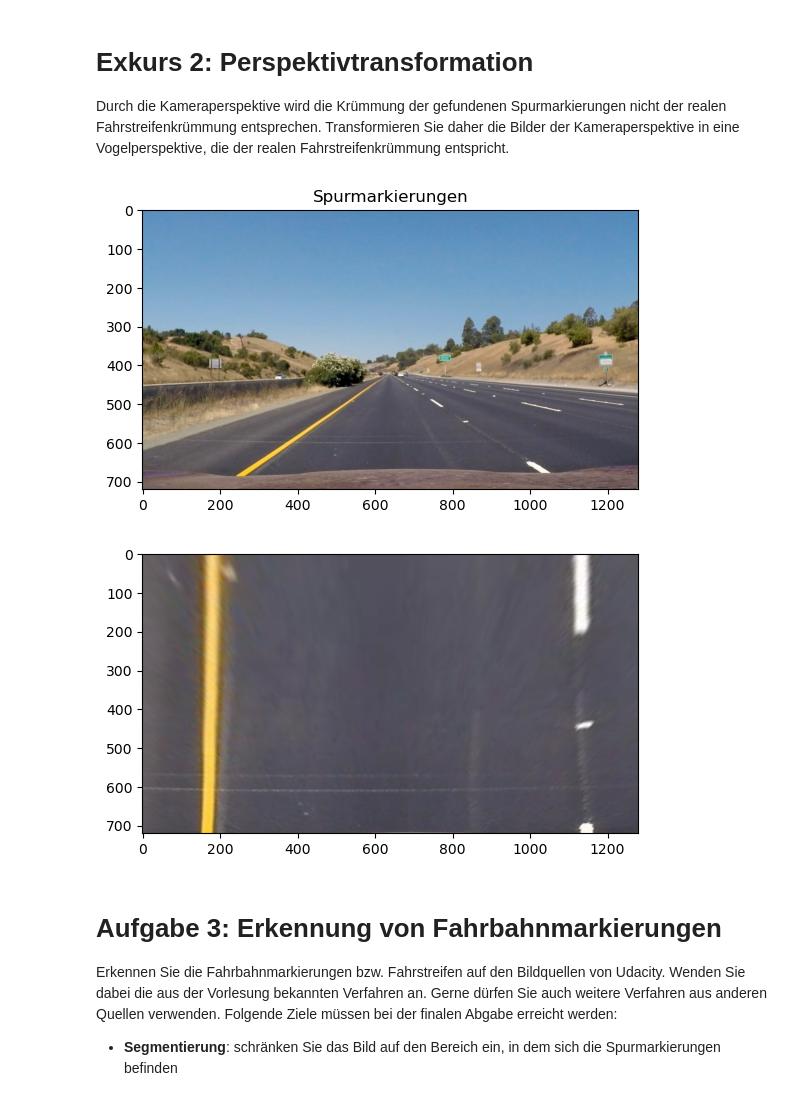
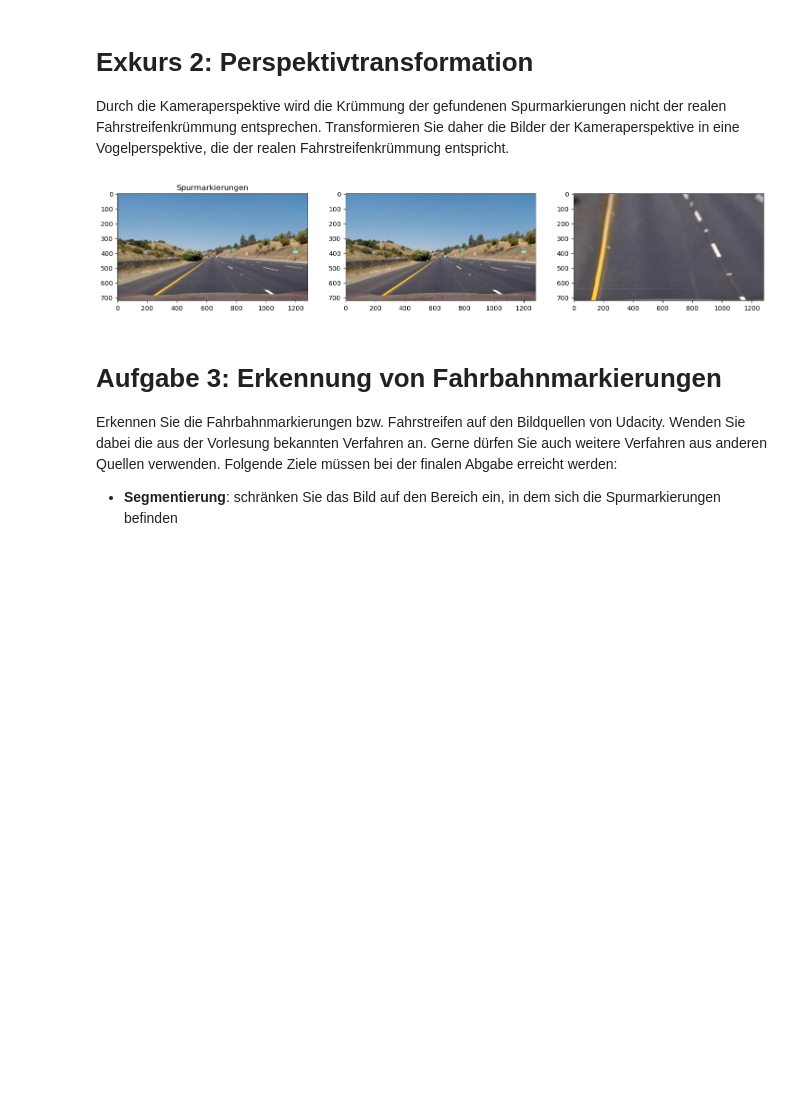
Before and after one commit to Super-T02/Spurerkennung, a Jupyter notebook: Projekt_Spurerkennung_v2.ipynb, the cells around one changed output. Cells and saved outputs as stored; diff of their text form; code cells hidden in the pictures; blank space fills up the shorter version.

Commit message:
-CHG: implemented method for displaying tracking points in picture

```diff
--- a/Projekt_Spurerkennung_v2.ipynb
+++ b/Projekt_Spurerkennung_v2.ipynb
@@ -41,11 +41,13 @@ while(video.isOpened()):
         break
 
     # Do here the image processing
-    frame = cv.Canny(frame, 100, 150)
+    #frame = cv.Canny(frame, 100, 150)
 
     # Do operations on the frame
     gray = frame
     gray = cv.resize(gray, (win_x, win_y))
+    # gray = transform_image_perspective(gray)
+    gray = set_points_in_picture(gray)
     font = cv.FONT_HERSHEY_SIMPLEX
     new_frame_time = time.time()
 
@@ -166,26 +186,75 @@ total error: 0.10841458014053888
 # Exkurs 2: Perspektivtransformation
 Durch die Kameraperspektive wird die Krümmung der gefundenen Spurmarkierungen nicht der realen Fahrstreifenkrümmung entsprechen. Transformieren Sie daher die Bilder der Kameraperspektive in eine Vogelperspektive, die der realen Fahrstreifenkrümmung entspricht.
 # %%
-# einlesen eines Beispielbildes
+def get_transformation_coordinates(height, width):
+    #first x coordinate, then y (yes confusing)
+    src_top_left = [550, 450]
+    src_top_right = [width-500, 450]
+    src_bot_left = [160, height-40]
+    src_bot_right = [width-130,height-40]
+    src = [src_top_left, src_top_right, src_bot_left, src_bot_right]
+
+    dst_top_left = [0,0]
+    dst_top_right = [width,0]
+    dst_bot_left = [0,height]
+    dst_bot_right = [width,height]
+    dst = [dst_top_left, dst_top_right, dst_bot_left, dst_bot_right]
+
+    return src, dst
+
+
+def calculate_matrix(img):
+
+    height = len(img1) -1
+    width = len(img1[0]) -1
+
+    src_coor, dst_coor = get_transformation_coordinates(height, width)
+    src = np.float32([src_coor[0], src_coor[1], src_coor[2], src_coor[3]])
+    dst = np.float32([dst_coor[0], dst_coor[1], dst_coor[2], dst_coor[3]])
+
+    M = cv.getPerspectiveTransform(src,dst)
+    M_reversed = cv.getPerspectiveTransform(dst,src)
+    return M, M_reversed
+
+def transform_image_perspective(img):
+    M, M_reversed = calculate_matrix(img)
+
+    img_transformed = cv.warpPerspective(img,M,(img.shape[1], img.shape[0]),flags=cv.INTER_LINEAR)
+
+    return img_transformed
+
+
+def set_points_in_picture(img):
+    height = len(img1) -1
+    width = len(img1[0]) -1
+
+    src_coor, dst_coor = get_transformation_coordinates(height, width)
+    src = np.float32([src_coor[0], src_coor[1], src_coor[2], src_coor[3]])
+    dst = np.float32([dst_coor[0], dst_coor[1], dst_coor[2], dst_coor[3]])
+
+    for val in src:
+        cv.circle(img,(int(val[0]),int(val[1])),5,(0,255,0),-1)
+
+    return img
+
+
+plt.figure(figsize = (18, 6))
+
+plt.subplot(1,3,1)
 img1 = cv.imread('./img/Udacity/image001.jpg', -1)
 plt.imshow(cv.cvtColor(img1, cv.COLOR_BGR2RGB))
 plt.title('Spurmarkierungen')
-plt.show()
-# definieren Sie die für eine Perspektivtransformation notwendigen Quell- und Zielpunkte
-height = len(img1) -1
-width = len(img1[0]) -1
-#first x coordinate, then y (yes confusing)
-# top l, top r, bot l, bot r
-src = np.float32([[500, 490],[width-500, 490],[150, height-50],[width-150,height-50]])
-dst = np.float32([[0,0],[width,0],[0,height],[width,height]])
 
-M = cv.getPerspectiveTransform(src,dst)
-img1_warp = cv.warpPerspective(img1,M,(img1.shape[1], img1.shape[0]))
+plt.subplot(1,3,2)
+img1_points = set_points_in_picture(cv.imread('./img/Udacity/image001.jpg', -1))
+plt.imshow(cv.cvtColor(img1_points, cv.COLOR_BGR2RGB))
+
+plt.subplot(1,3,3)
+img1_warp = transform_image_perspective(img1)
 plt.imshow(cv.cvtColor(img1_warp, cv.COLOR_BGR2RGB))
 plt.show()
 # %% [output]
-[figure, old version]
+[figure, new version]
-[figure, removed]
 # %% [markdown]
 # Aufgabe 3: Erkennung von Fahrbahnmarkierungen
 Erkennen Sie die Fahrbahnmarkierungen bzw. Fahrstreifen auf den Bildquellen von Udacity. Wenden Sie dabei die aus der Vorlesung bekannten Verfahren an. Gerne dürfen Sie auch weitere Verfahren aus anderen Quellen verwenden. Folgende Ziele müssen bei der finalen Abgabe erreicht werden:
```
Also changed, not shown: parts of 1 cell of this notebook.
